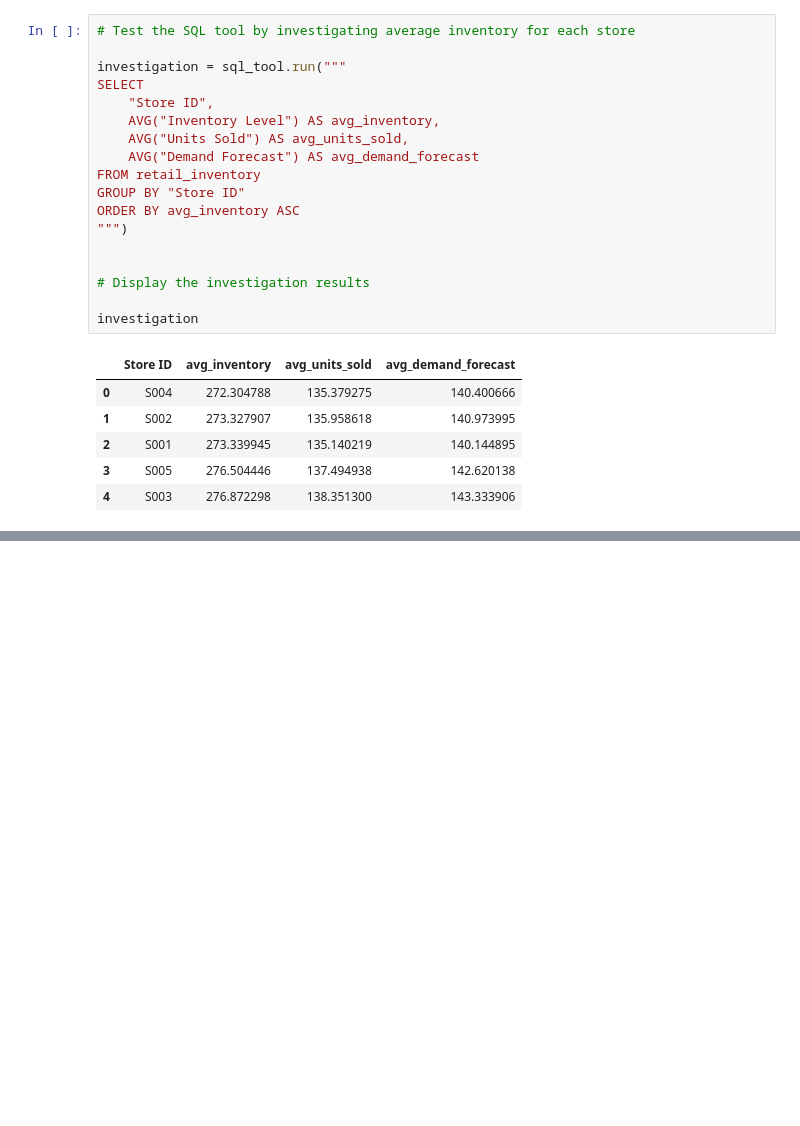
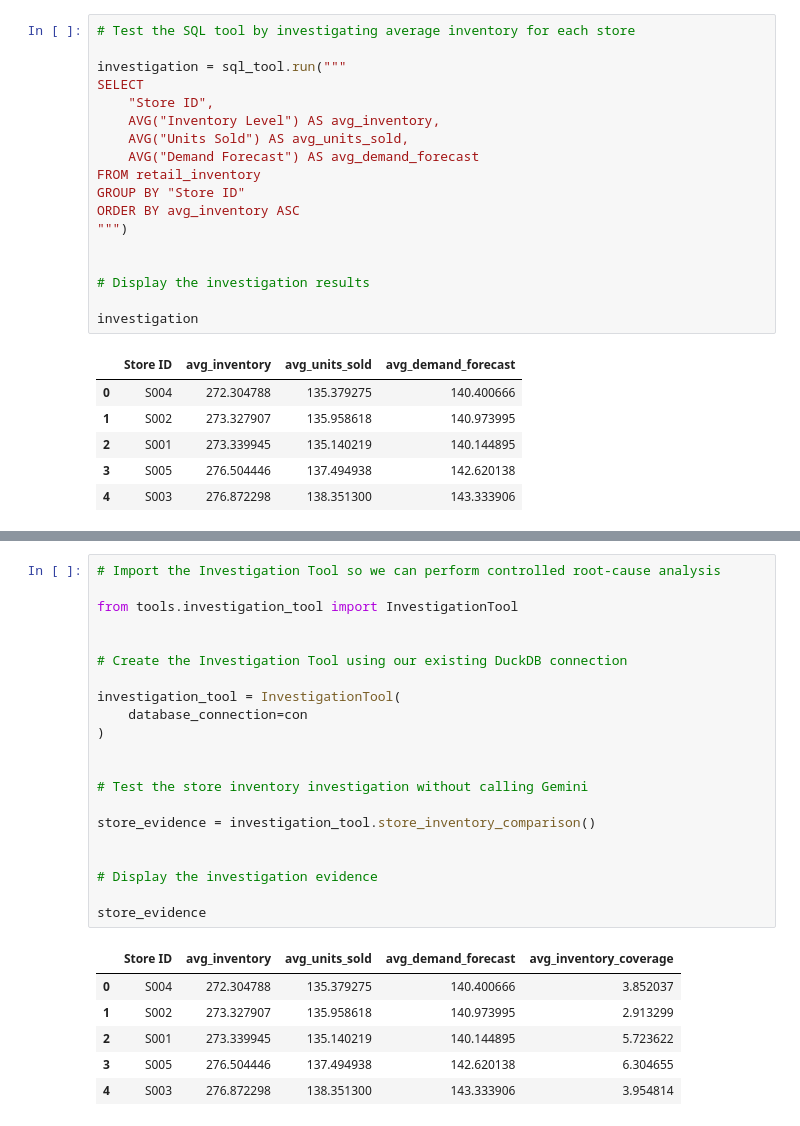
Before and after one commit to Sid1813/ShelfSleuth, a Jupyter notebook: notebooks/01_data_reconnaissance.ipynb, the cells around one changed output, grey strips where cells are left out. Drawn from its saved outputs; the diff is of its cells as text; blank space fills up the shorter version.

```diff
--- a/notebooks/01_data_reconnaissance.ipynb
+++ b/notebooks/01_data_reconnaissance.ipynb
@@ -983,0 +936,28 @@ print(root_cause_analysis["root_cause"])
+# %%
+# Import the Investigation Tool so we can perform controlled root-cause analysis
+
+from tools.investigation_tool import InvestigationTool
+
+
+# Create the Investigation Tool using our existing DuckDB connection
+
+investigation_tool = InvestigationTool(
+    database_connection=con
+)
+
+
+# Test the store inventory investigation without calling Gemini
+
+store_evidence = investigation_tool.store_inventory_comparison()
+
+
+# Display the investigation evidence
+
+store_evidence
+# %% [output]
+|  | Store ID | avg_inventory | avg_units_sold | avg_demand_forecast | avg_inventory_coverage |
+| 0 | S004 | 272.304788 | 135.379275 | 140.400666 | 3.852037 |
+| 1 | S002 | 273.327907 | 135.958618 | 140.973995 | 2.913299 |
+| 2 | S001 | 273.339945 | 135.140219 | 140.144895 | 5.723622 |
+| 3 | S005 | 276.504446 | 137.494938 | 142.620138 | 6.304655 |
+| 4 | S003 | 276.872298 | 138.351300 | 143.333906 | 3.954814 |
```
Also changed, not shown: parts of 9 cells of this notebook.
